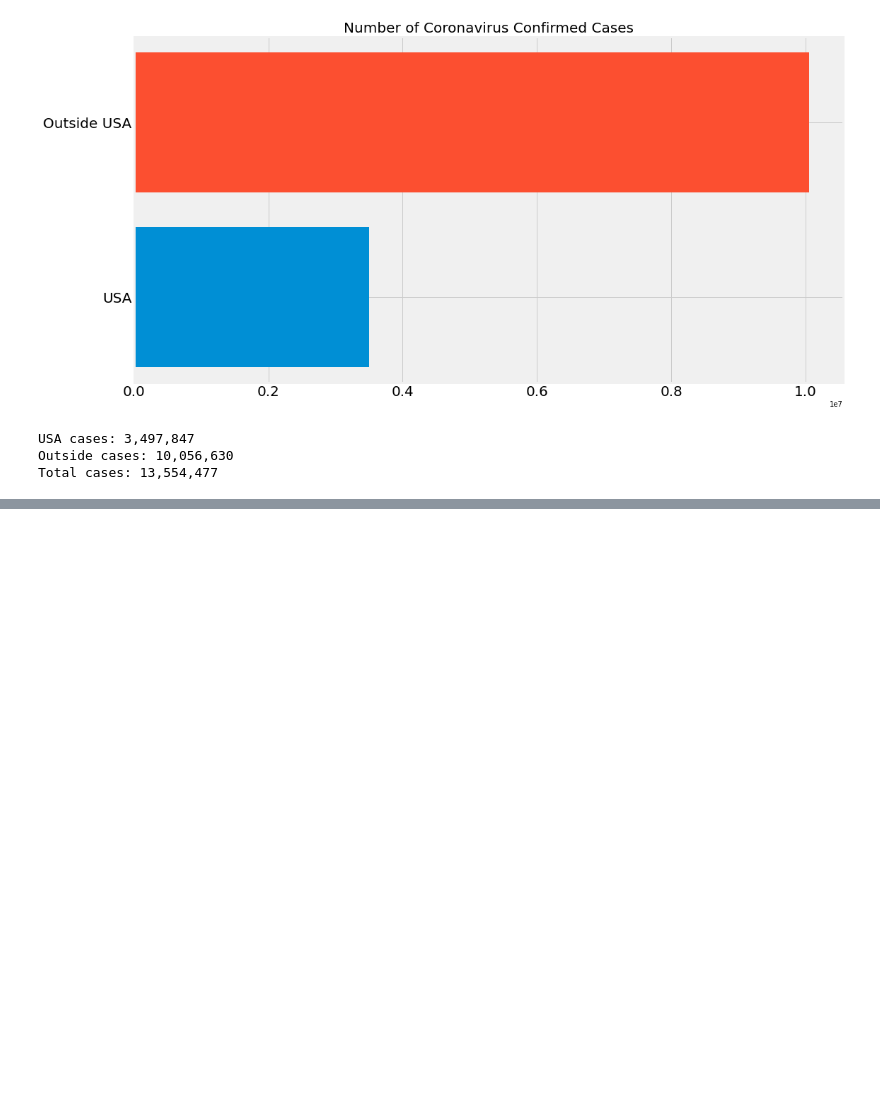
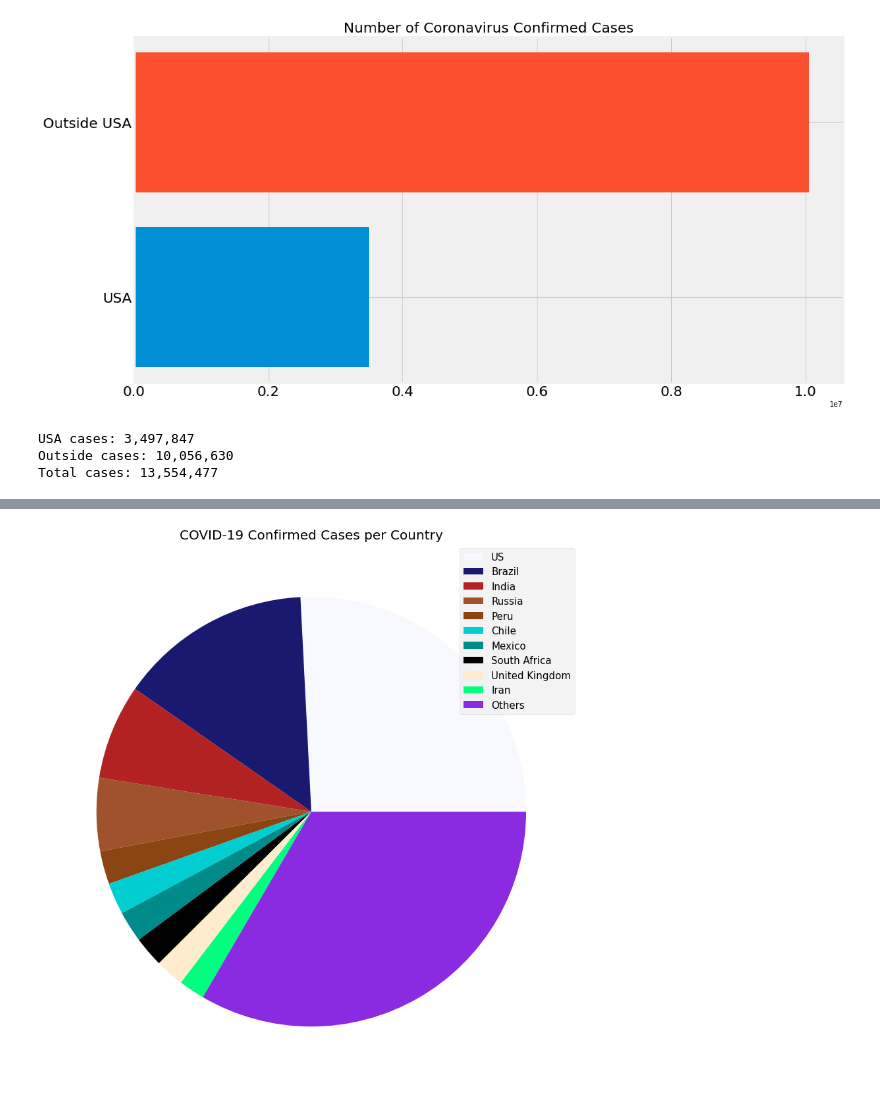
Before and after one commit to dharm1k987/tensorflow_covid-19, a Jupyter notebook: COVID-19 Prediction Analysis.ipynb, the cells around one changed output, grey strips where cells are left out. Drawn from its saved outputs; the diff is of its cells as text; code cells hidden in the pictures; blank space fills up the shorter version.

```diff
--- a/COVID-19 Prediction Analysis.ipynb
+++ b/COVID-19 Prediction Analysis.ipynb
@@ -463,0 +488,12 @@ Total cases: 13,554,477
+# %%
+def plot_pie_charts(x, y, title):
+    c = random.choices(list(mcolors.CSS4_COLORS.values()), k = len(unique_countries))
+    plt.figure(figsize=(20,15))
+    plt.title(title, size=20)
+    plt.pie(y, colors=c)
+    plt.legend(x, loc='best', fontsize=15)
+    plt.show()
+# %%
+plot_pie_charts(visual_unique_countries, visual_confirmed_cases, 'COVID-19 Confirmed Cases per Country')
+# %% [output]
+[figure, added]
```
Also changed, not shown: parts of 3 cells of this notebook.
